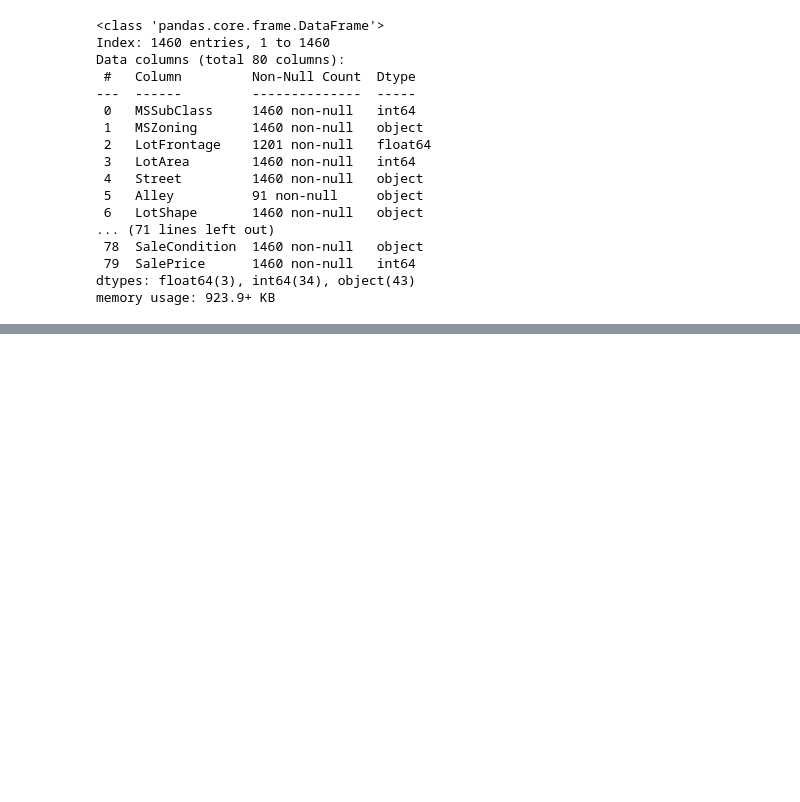
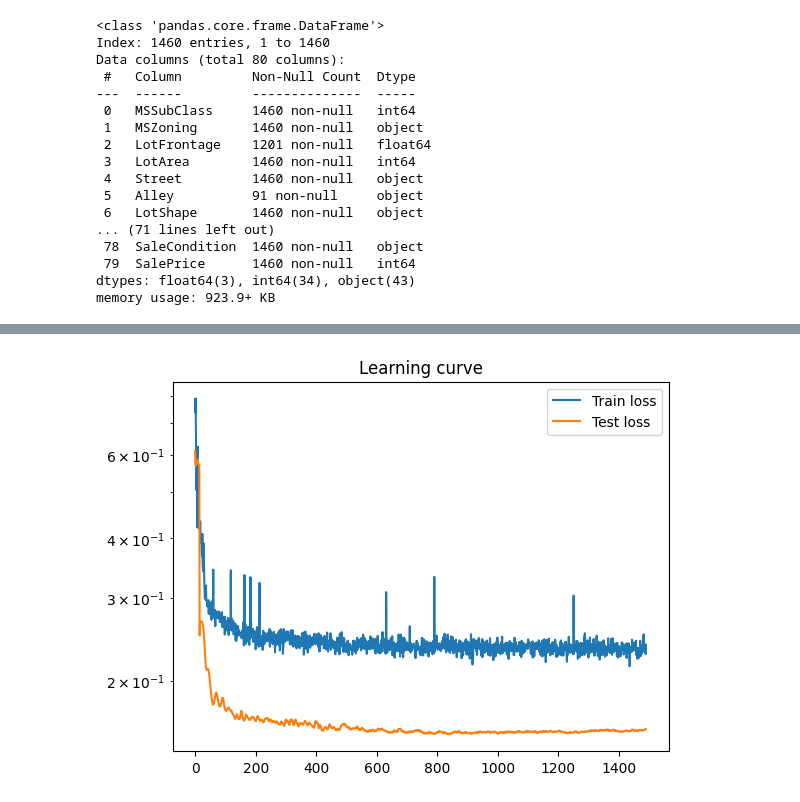
Before and after one commit to AndrewM0204/Study-Projects, a Jupyter notebook: house_prices/house_prices.ipynb, the cells around one changed output, grey strips where cells are left out. Cells and saved outputs as stored; diff of their text form; code cells hidden in the pictures; blank space fills up the shorter version.

```diff
--- a/house_prices/house_prices.ipynb
+++ b/house_prices/house_prices.ipynb
@@ -217,0 +407,12 @@ with open('model1.pkl', 'wb') as f:
+# %%
+train_loss = []
+test_loss = []
+optim = torch.optim.Adam(model0.parameters(), lr=0.1)
+model0.fit(train_dataloader=train_dataloader, test_dataloader=val_dataloader, epochs=500, optimizer=optim, loss_fn=MSLELoss(),
+           train_loss=train_loss, test_loss=test_loss)
+optim = torch.optim.Adam(model0.parameters(), lr=0.001)
+model0.fit(train_dataloader=train_dataloader, test_dataloader=val_dataloader, epochs=1000, optimizer=optim, loss_fn=MSLELoss(),
+           train_loss=train_loss, test_loss=test_loss)
+print_learning_curve(train_loss, test_loss, drop=10)
+# %% [output]
+[figure, added]
```
Also changed, not shown: parts of 51 cells of this notebook, 3 other files.
